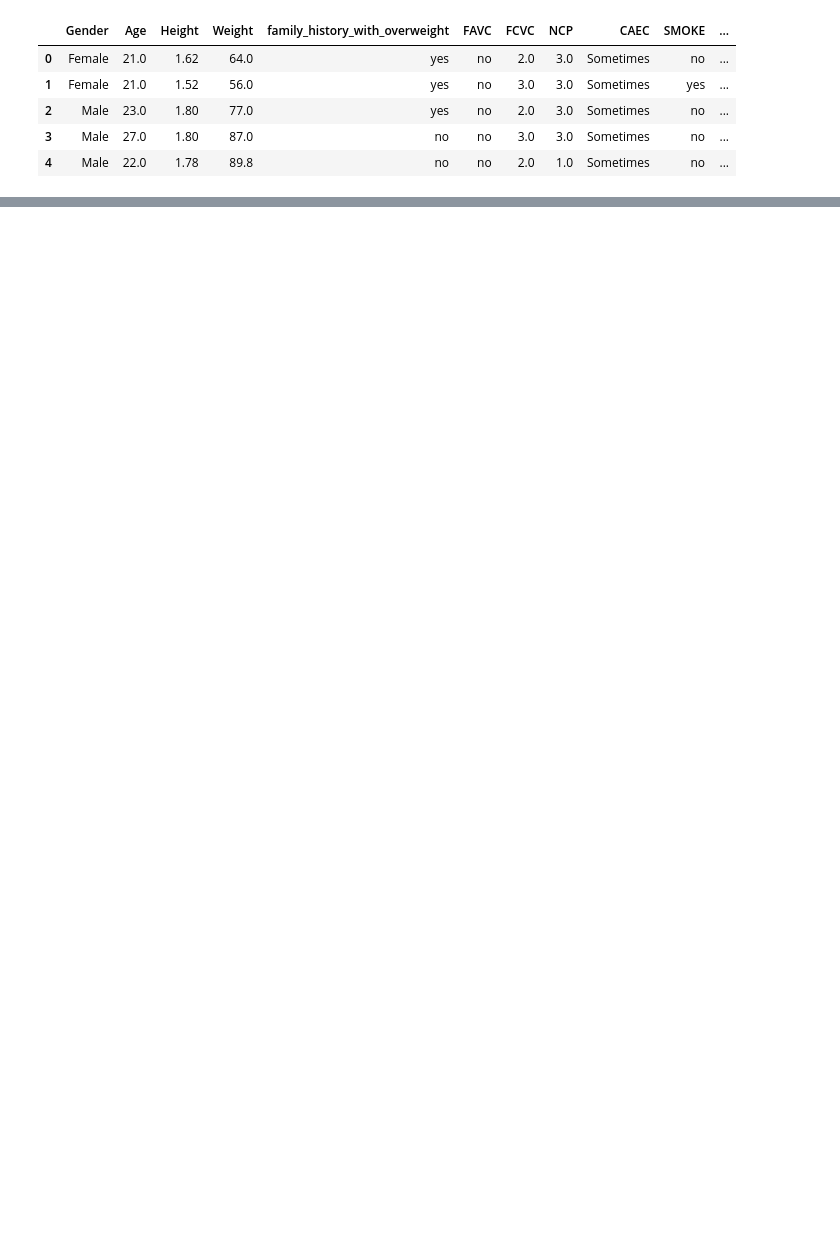
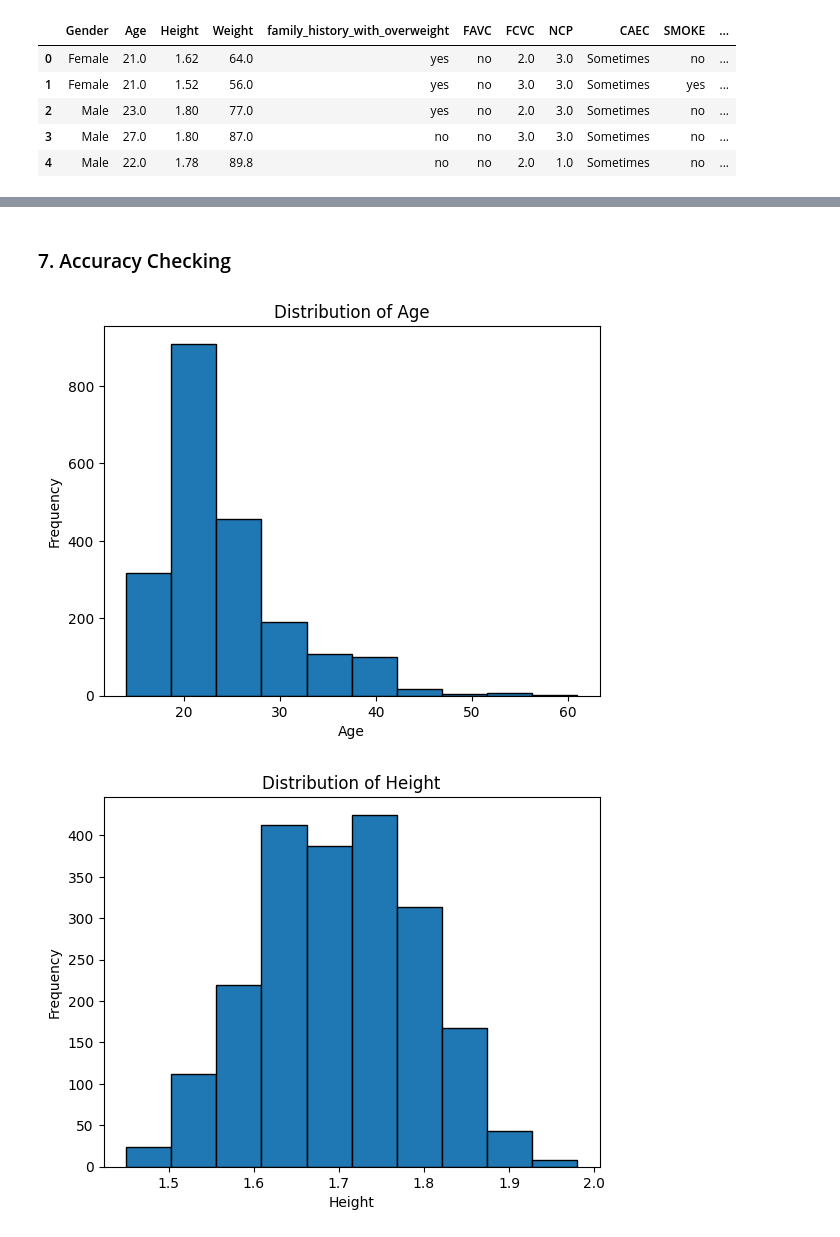
Before and after one commit to YaqeenData/obesity_level_clustering, a Jupyter notebook: clustering.ipynb, the cells around one changed output, grey strips where cells are left out. Drawn from its saved outputs; the diff is of its cells as text; code cells hidden in the pictures; blank space fills up the shorter version.

Commit message:
add Quality Checking Dimensions

```diff
--- a/clustering.ipynb
+++ b/clustering.ipynb
@@ -53,0 +115,6 @@ df.head()
+# %%
+# using unique to check any abnormalities that weren't detected with isnull() method
+
+for col in df.select_dtypes(include='object'):
+    print(f"{col}: {df[col].unique()}")
+    print("-"*50)
@@ -53,0 +242,6 @@ df.head()
+# %%
+# checking uniquness in object columns
+
+for col in df.select_dtypes(include='object'):
+    print(f"{col}: {df[col].unique()}")
+    print("-"*50)
@@ -53,0 +292,12 @@ df.head()
+# %% [markdown]
+### 7. Accuracy Checking
+# %%
+for col in df.select_dtypes(float).columns:
+    plt.hist(df[col], edgecolor='black')
+    plt.title('Distribution of '+col)
+    plt.xlabel(col)
+    plt.ylabel('Frequency')
+    plt.show()
+# %% [output]
+[figure, added]
+[figure, added]
```
Also changed, not shown: parts of 41 cells of this notebook.
